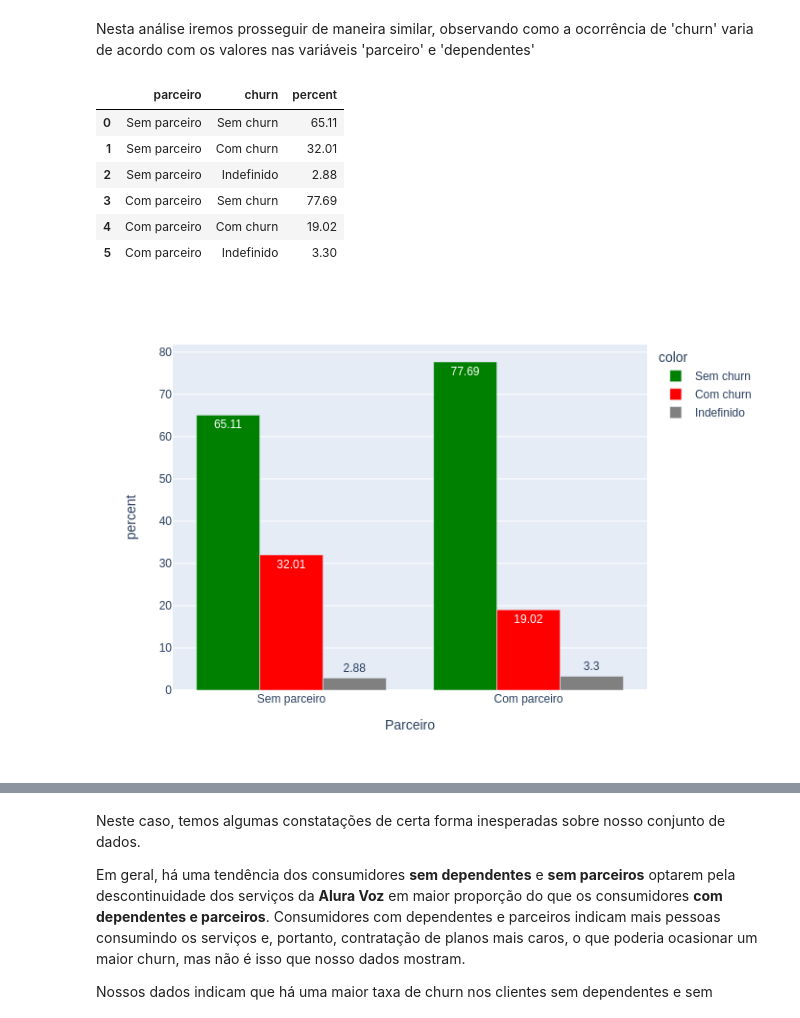
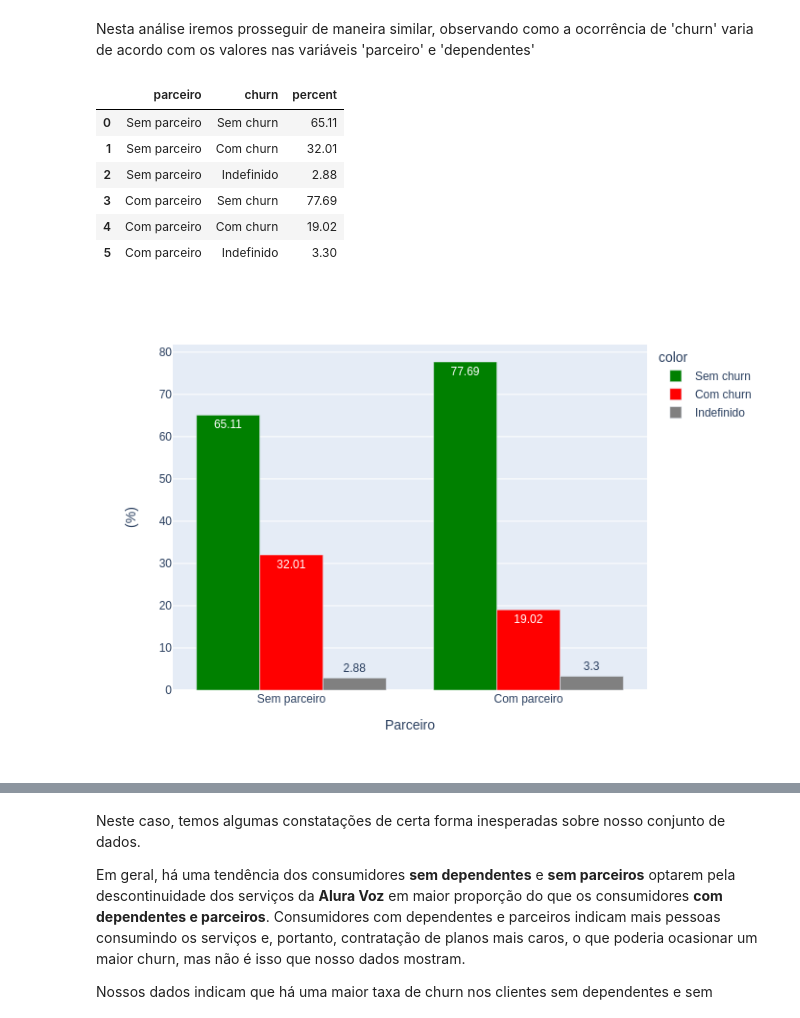
Before and after one commit to jackson-simionato/challenge_alura_DS01, a Jupyter notebook: week_2_challenge_alura_DS_2022_05.ipynb, the cells around one changed output, grey strips where cells are left out. Drawn from its saved outputs; the diff is of its cells as text; code cells hidden in the pictures.

```diff
--- a/week_2_challenge_alura_DS_2022_05.ipynb
+++ b/week_2_challenge_alura_DS_2022_05.ipynb
@@ -222,24 +222,24 @@ Nesta análise iremos prosseguir de maneira similar, observando como a ocorrênc
 # %%
 cross_churn_parceiro = pd.crosstab(dados.churn, dados.parceiro, normalize='columns').unstack().reset_index().rename(columns={0:'percent'})
 cross_churn_parceiro['percent'] = round(cross_churn_parceiro['percent']*100,2)
 cross_churn_parceiro.parceiro.replace({'No':'Sem parceiro', 'Yes':'Com parceiro'}, inplace=True)
 cross_churn_parceiro.churn.replace({'No':'Sem churn','Yes':'Com churn','undefined':'Indefinido'}, inplace=True)
 
 display(cross_churn_parceiro)
 
-bar1 = px.bar(x=cross_churn_parceiro.parceiro,y=cross_churn_parceiro.percent, labels={'x':'Parceiro', 'y':'percent'}, text_auto=True, color=cross_churn_parceiro.churn, barmode='group',
+bar1 = px.bar(x=cross_churn_parceiro.parceiro,y=cross_churn_parceiro.percent, labels={'x':'Parceiro', 'y':'(%)'}, text_auto=True, color=cross_churn_parceiro.churn, barmode='group',
 color_discrete_sequence=['green','red','grey'])
 
 bar1.show('png')
 # %% [output]
 |  | parceiro | churn | percent |
 | 0 | Sem parceiro | Sem churn | 65.11 |
 | 1 | Sem parceiro | Com churn | 32.01 |
 | 2 | Sem parceiro | Indefinido | 2.88 |
 | 3 | Com parceiro | Sem churn | 77.69 |
 | 4 | Com parceiro | Com churn | 19.02 |
 | 5 | Com parceiro | Indefinido | 3.30 |
-[figure, old version]
+[figure, new version]
 # %%
 cross_churn_dependentes = pd.crosstab(dados.churn, dados.dependentes, normalize='columns').unstack().reset_index().rename(columns={0:'percent'})
 cross_churn_dependentes['percent'] = round(cross_churn_dependentes['percent']*100,2)
```
Also changed, not shown: parts of 38 cells of this notebook.
